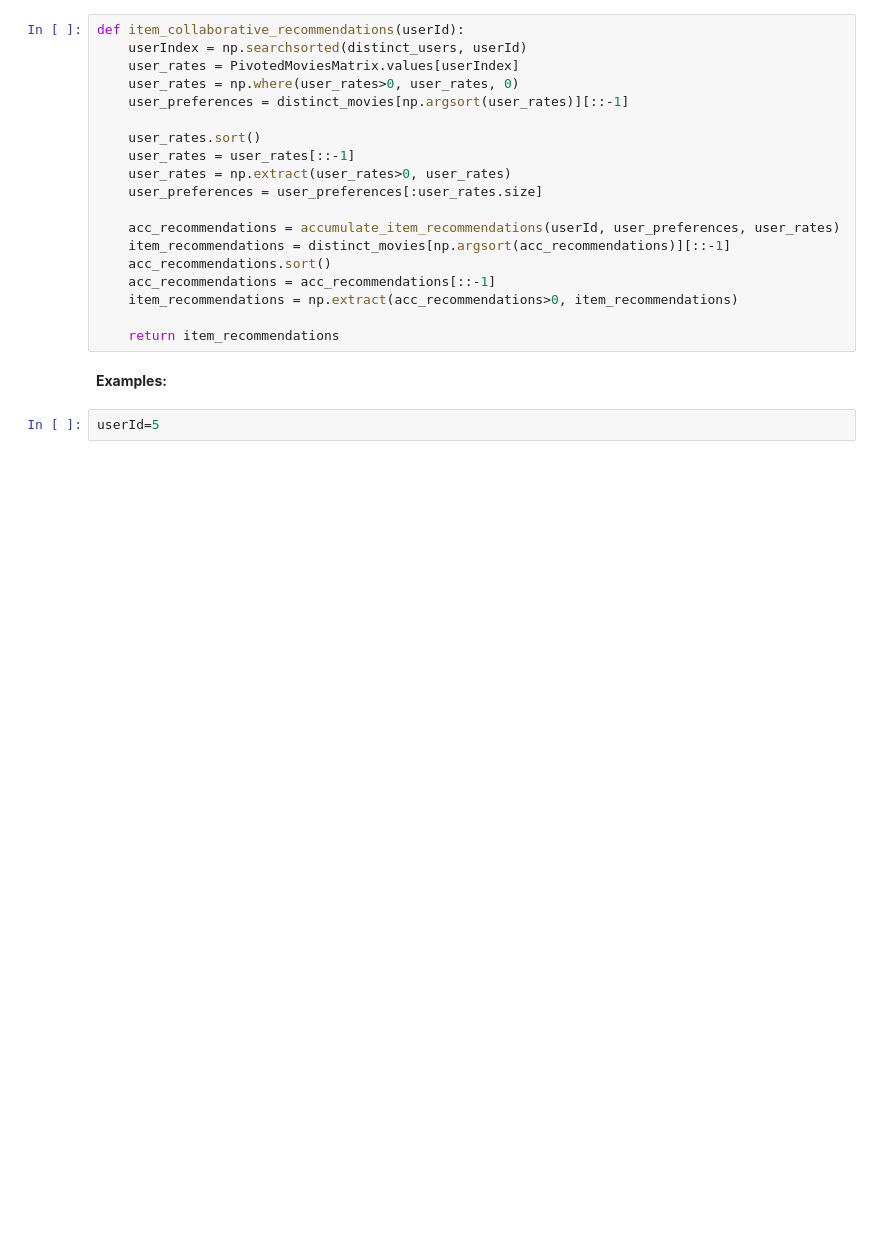
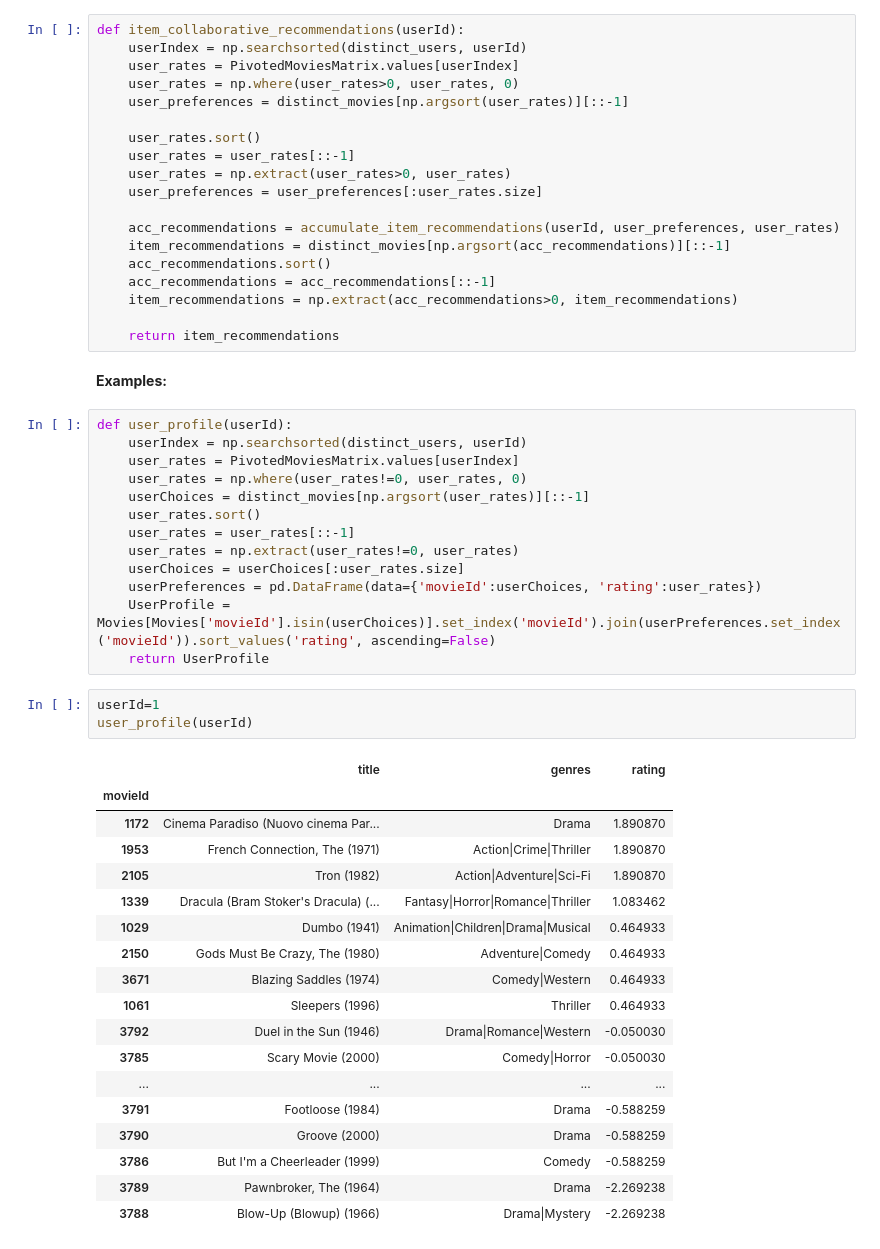
Before and after one commit to Chleb/datamine-project, a Jupyter notebook: collaborative_filtering.ipynb, the cells around one changed output. Saved outputs shown, nothing was run; the diff lists cells and outputs as text; blank space fills up the shorter version.

Commit message:
user profile generation

```diff
--- a/collaborative_filtering.ipynb
+++ b/collaborative_filtering.ipynb
@@ -193,8 +201,41 @@ def item_collaborative_recommendations(userId):
     return item_recommendations
 # %% [markdown]
 **Examples:**
-# %%
-userId=5
+# %%
+def user_profile(userId):
+    userIndex = np.searchsorted(distinct_users, userId)
+    user_rates = PivotedMoviesMatrix.values[userIndex]
+    user_rates = np.where(user_rates!=0, user_rates, 0)
+    userChoices = distinct_movies[np.argsort(user_rates)][::-1]
+    user_rates.sort()
+    user_rates = user_rates[::-1]
+    user_rates = np.extract(user_rates!=0, user_rates)
+    userChoices = userChoices[:user_rates.size]
+    userPreferences = pd.DataFrame(data={'movieId':userChoices, 'rating':user_rates})
+    UserProfile = Movies[Movies['movieId'].isin(userChoices)].set_index('movieId').join(userPreferences.set_index('movieId')).sort_values('rating', ascending=False)
+    return UserProfile
+# %%
+userId=1
+user_profile(userId)
+# %% [output]
+|  | title | genres | rating |
+| movieId |  |  |  |
+| 1172 | Cinema Paradiso (Nuovo cinema Par... | Drama | 1.890870 |
+| 1953 | French Connection, The (1971) | Action|Crime|Thriller | 1.890870 |
+| 2105 | Tron (1982) | Action|Adventure|Sci-Fi | 1.890870 |
+| 1339 | Dracula (Bram Stoker's Dracula) (... | Fantasy|Horror|Romance|Thriller | 1.083462 |
+| 1029 | Dumbo (1941) | Animation|Children|Drama|Musical | 0.464933 |
+| 2150 | Gods Must Be Crazy, The (1980) | Adventure|Comedy | 0.464933 |
+| 3671 | Blazing Saddles (1974) | Comedy|Western | 0.464933 |
+| 1061 | Sleepers (1996) | Thriller | 0.464933 |
+| 3792 | Duel in the Sun (1946) | Drama|Romance|Western | -0.050030 |
+| 3785 | Scary Movie (2000) | Comedy|Horror | -0.050030 |
+| ... | ... | ... | ... |
+| 3791 | Footloose (1984) | Drama | -0.588259 |
+| 3790 | Groove (2000) | Drama | -0.588259 |
+| 3786 | But I'm a Cheerleader (1999) | Comedy | -0.588259 |
+| 3789 | Pawnbroker, The (1964) | Drama | -2.269238 |
+| 3788 | Blow-Up (Blowup) (1966) | Drama|Mystery | -2.269238 |
 # %%
 users_recommend = user_collaborative_recommendations(userId)[:20]
 Movies[Movies['movieId'].isin(users_recommend)]
```
Also changed, not shown: parts of 6 cells of this notebook.
